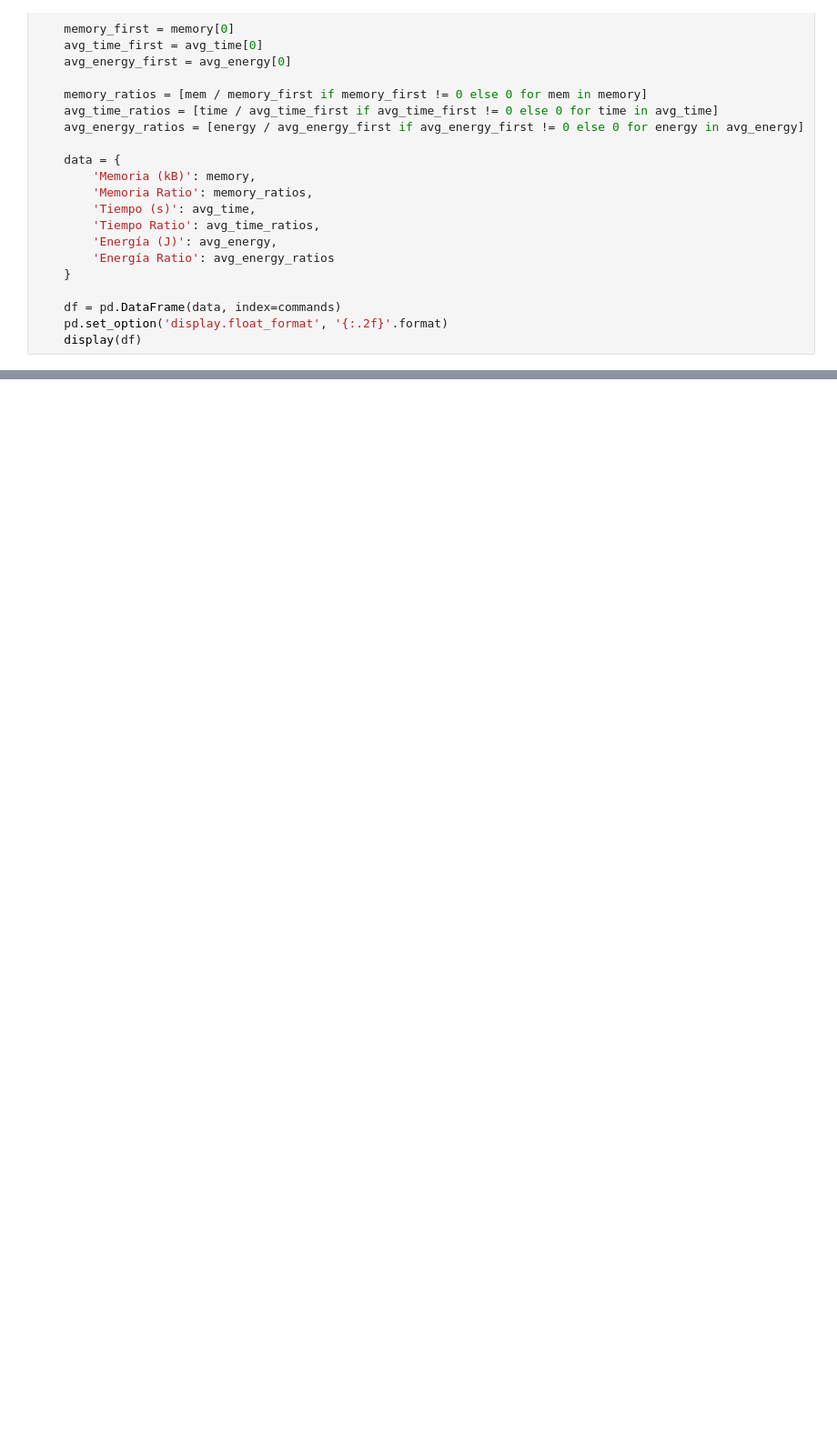
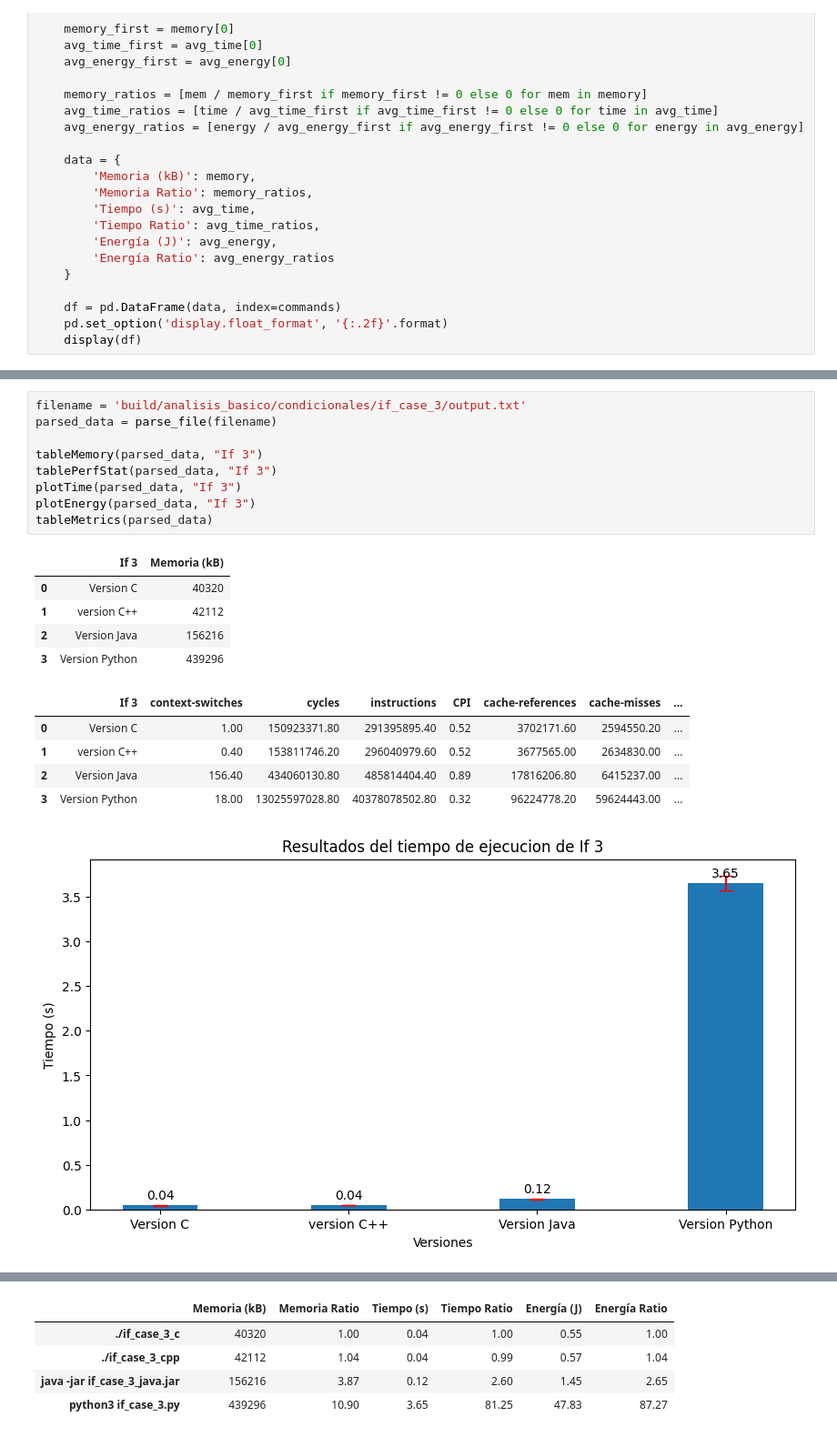
Before and after one commit to Kaijie125/LanguagePerformance, a Jupyter notebook: resultados.ipynb, the cells around one changed output, grey strips where cells are left out. Shown at 91% size. Saved outputs shown, nothing was run; the diff lists cells and outputs as text; blank space fills up the shorter version.

```diff
--- a/resultados.ipynb
+++ b/resultados.ipynb
@@ -796,0 +332,21 @@ tableMetrics(parsed_data)
+# %%
+filename = 'build/analisis_basico/condicionales/if_case_3/output.txt'
+parsed_data = parse_file(filename)
+
+tableMemory(parsed_data, "If 3")
+tablePerfStat(parsed_data, "If 3")
+plotTime(parsed_data, "If 3")
+plotEnergy(parsed_data, "If 3")
+tableMetrics(parsed_data)
+# %% [output]
+|  | If 3 | Memoria (kB) |
+| 0 | Version C | 40320 |
+| 1 | version C++ | 42112 |
+| 2 | Version Java | 156216 |
+| 3 | Version Python | 439296 |
+|  | If 3 | context-switches | cycles | instructions | CPI | cache-references | cache-misses | ... |
+| 0 | Version C | 1.00 | 150923371.80 | 291395895.40 | 0.52 | 3702171.60 | 2594550.20 | ... |
+| 1 | version C++ | 0.40 | 153811746.20 | 296040979.60 | 0.52 | 3677565.00 | 2634830.00 | ... |
+| 2 | Version Java | 156.40 | 434060130.80 | 485814404.40 | 0.89 | 17816206.80 | 6415237.00 | ... |
+| 3 | Version Python | 18.00 | 13025597028.80 | 40378078502.80 | 0.32 | 96224778.20 | 59624443.00 | ... |
+[figure, added]
@@ -796,0 +354,5 @@ tableMetrics(parsed_data)
+|  | Memoria (kB) | Memoria Ratio | Tiempo (s) | Tiempo Ratio | Energía (J) | Energía Ratio |
+| ./if_case_3_c | 40320 | 1.00 | 0.04 | 1.00 | 0.55 | 1.00 |
+| ./if_case_3_cpp | 42112 | 1.04 | 0.04 | 0.99 | 0.57 | 1.04 |
+| java -jar if_case_3_java.jar | 156216 | 3.87 | 0.12 | 2.60 | 1.45 | 2.65 |
+| python3 if_case_3.py | 439296 | 10.90 | 3.65 | 81.25 | 47.83 | 87.27 |
```
Also changed, not shown: parts of 45 cells of this notebook.
